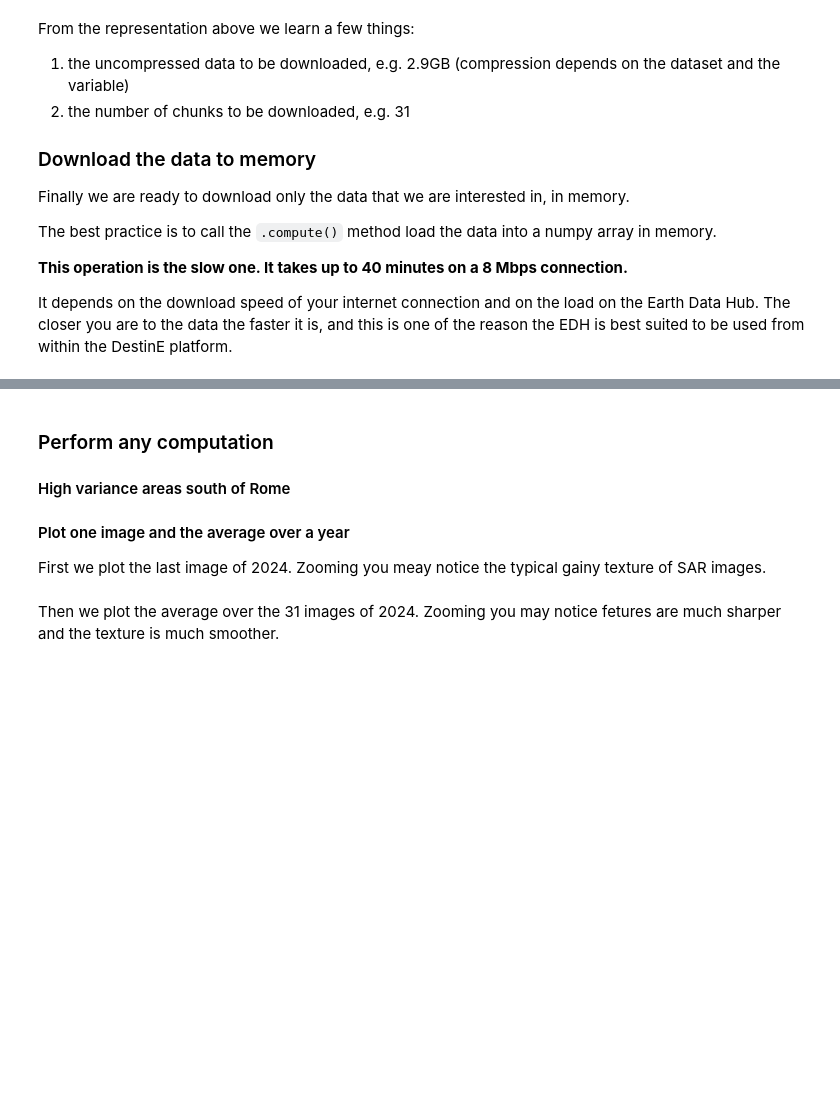
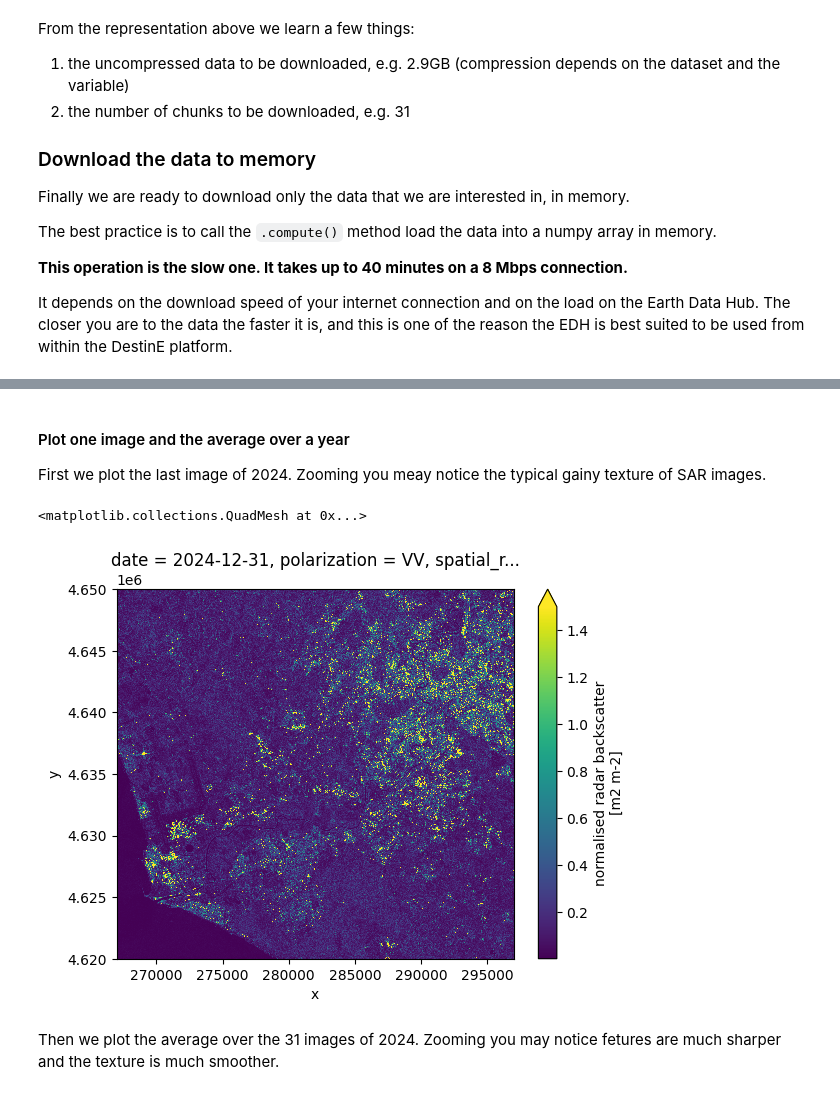
Before and after one commit to bopen/edh-learning, a Jupyter notebook: notebooks/50-use-case-sentinel-1-small-area.ipynb, the cells around one changed output, grey strips where cells are left out. Saved outputs shown, nothing was run; the diff lists cells and outputs as text; code cells hidden in the pictures; blank space fills up the shorter version.

```diff
--- a/notebooks/50-use-case-sentinel-1-small-area.ipynb
+++ b/notebooks/50-use-case-sentinel-1-small-area.ipynb
@@ -129,13 +278,14 @@ nrb_vv_aoi_toi_data = nrb_vv_aoi_toi.compute()
+# %%
+nrb_rome = nrb_vv_aoi_toi_data.sel(**aoi_selection)
 # %% [markdown]
-### Perform any computation
-
-#### High variance areas south of Rome
-
 #### Plot one image and the average over a year
 
 First we plot the last image of 2024. Zooming you meay notice the typical gainy texture of SAR images.
 # %%
-nrb_vv_aoi_toi_data.isel(date=-1).plot(vmax=1.5)
+nrb_rome.isel(date=-1).plot(vmax=1.5)
+# %% [output]
+<matplotlib.collections.QuadMesh at 0x...>
+[figure, added]
 # %% [markdown]
 Then we plot the average over the 31 images of 2024. Zooming you may notice fetures are much sharper and the texture is much smoother.
 # %%
```
Also changed, not shown: parts of 20 cells of this notebook.
